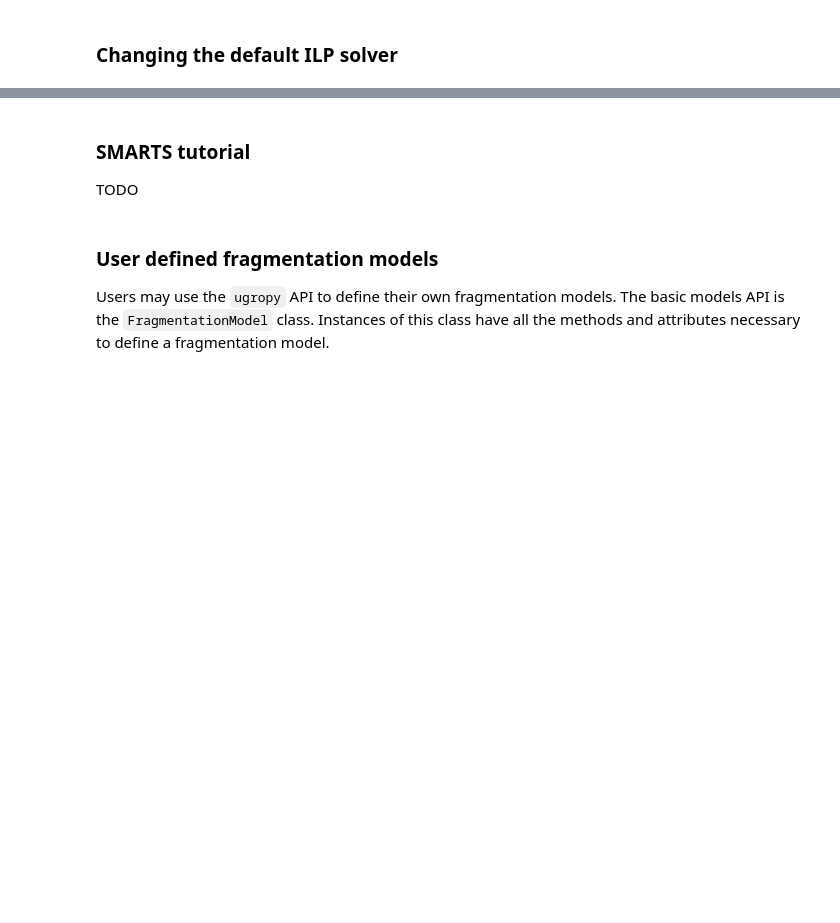
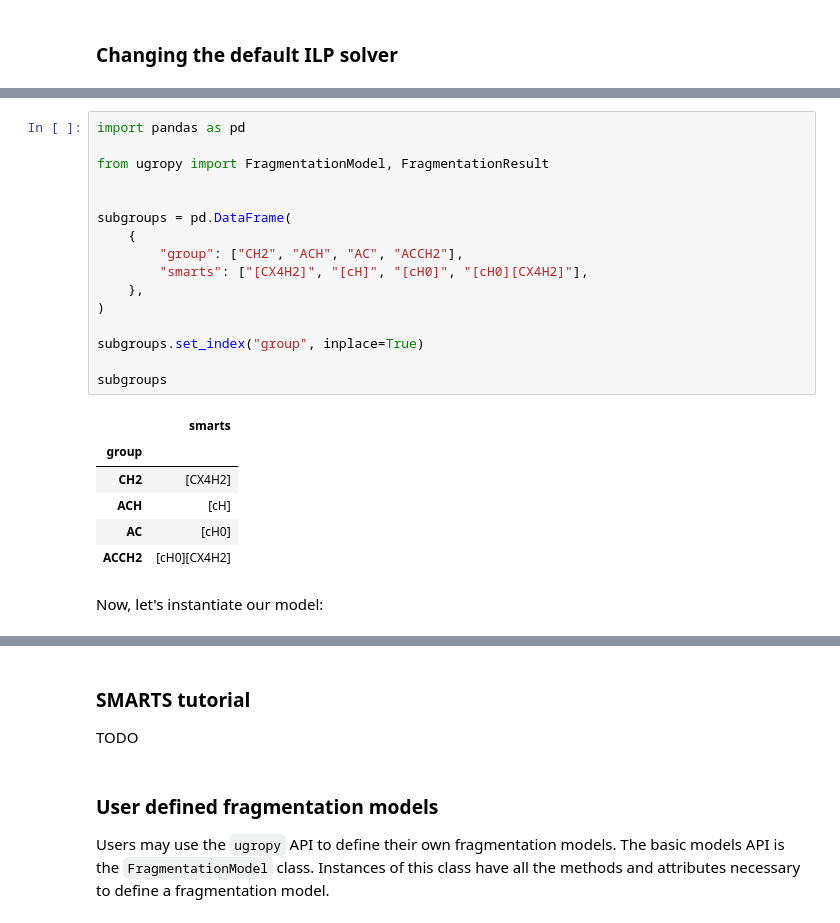
Before and after one commit to ipqa-research/ugropy, a Jupyter notebook: docs/source/tutorial/power_user.ipynb, the cells around one changed output, grey strips where cells are left out. Saved outputs shown, nothing was run; the diff lists cells and outputs as text; blank space fills up the shorter version.

```diff
--- a/docs/source/tutorial/power_user.ipynb
+++ b/docs/source/tutorial/power_user.ipynb
@@ -132,0 +183,25 @@ unifac.subgroups_info
+# %%
+import pandas as pd
+
+from ugropy import FragmentationModel, FragmentationResult
+
+
+subgroups = pd.DataFrame(
+    {
+        "group": ["CH2", "ACH", "AC", "ACCH2"],
+        "smarts": ["[CX4H2]", "[cH]", "[cH0]", "[cH0][CX4H2]"],
+    },
+)
+
+subgroups.set_index("group", inplace=True)
+
+subgroups
+# %% [output]
+|  | smarts |
+| group |  |
+| CH2 | [CX4H2] |
+| ACH | [cH] |
+| AC | [cH0] |
+| ACCH2 | [cH0][CX4H2] |
+# %% [markdown]
+Now, let's instantiate our model:
```
Also changed, not shown: parts of 48 cells of this notebook, 6 other files.
